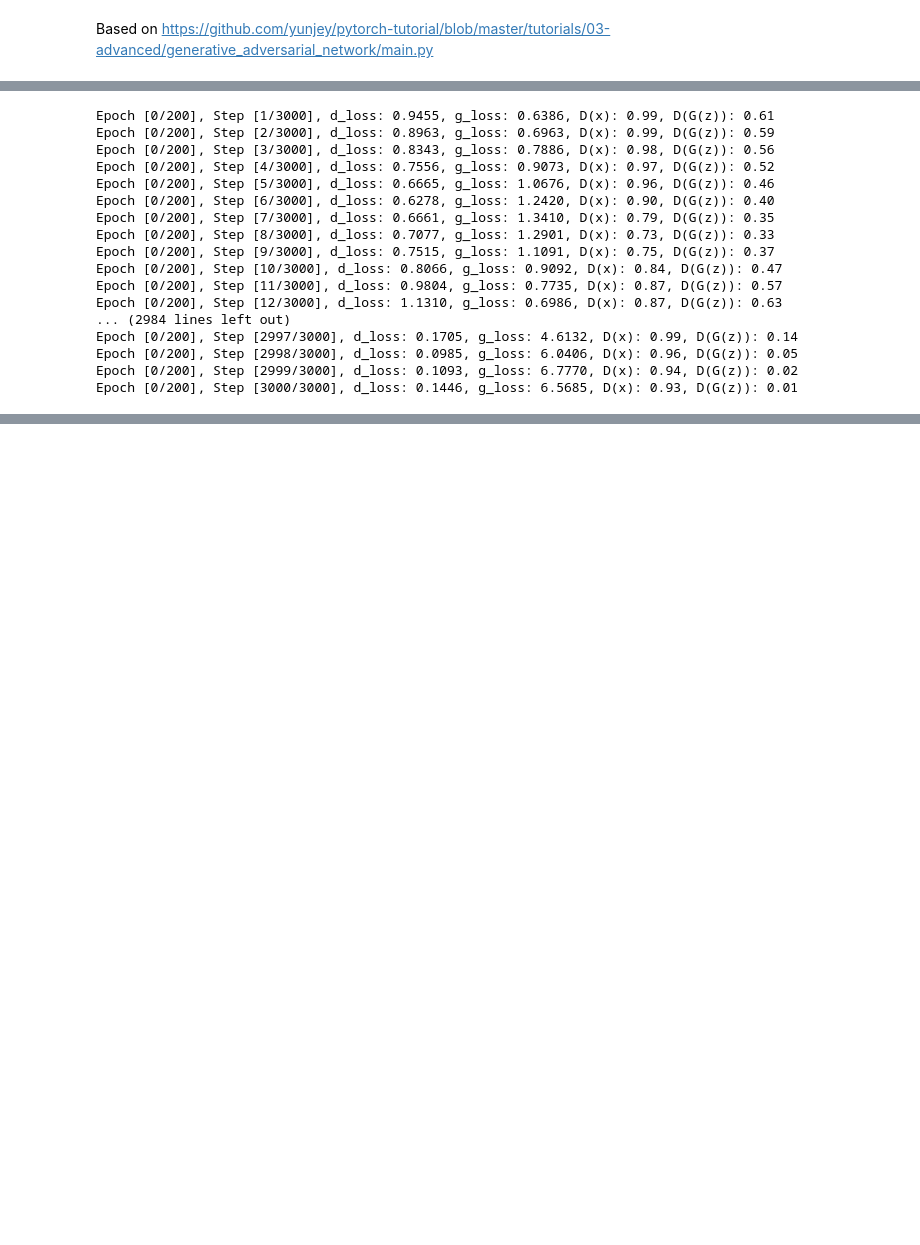
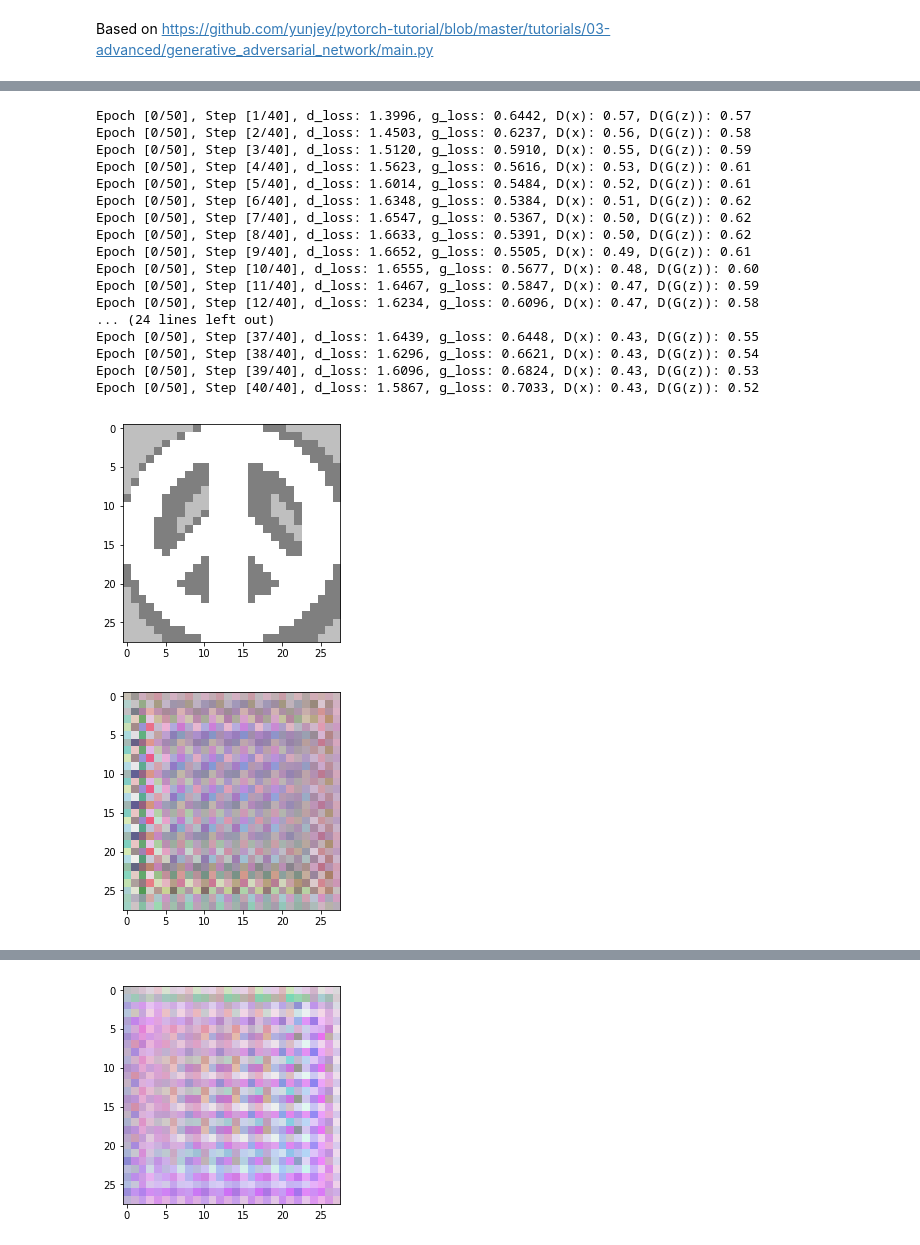
Before and after one commit to cchan/twitchgan, a Jupyter notebook: gan.ipynb, the cells around one changed output, grey strips where cells are left out. Drawn from its saved outputs; the diff is of its cells as text; code cells hidden in the pictures; blank space fills up the shorter version.

```diff
--- a/gan.ipynb
+++ b/gan.ipynb
@@ -75,0 +120,12 @@ data_loader = torch.utils.data.DataLoader(dataset=H5Dataset('dataset.hdf5', 'twi
+# %%
+import h5py
+from torch.utils.data.dataset import Dataset
+from torchvision import transforms
+import numpy as np
+
+fname = 'dataset.hdf5'
+dname = 'twitch_emotes'
+with h5py.File(fname, 'r') as f:
+    dataset = f[dname]
+    preloaded_data = torch.Tensor(np.moveaxis(dataset[:200000], 3, 1)).to(device)
+    print(preloaded_data.size())
@@ -76,11 +134,16 @@ data_loader = torch.utils.data.DataLoader(dataset=H5Dataset('dataset.hdf5', 'twi
 # %%
-num_epochs = 200
+%matplotlib inline
+from matplotlib import pyplot as plt
+
+num_epochs = 50
+
+batch_size = 5000
 
 # Start training
-total_step = len(data_loader)
+total_step = len(preloaded_data) // batch_size
 for epoch in range(num_epochs):
-    for i, images in enumerate(data_loader):
-        images = images.reshape(batch_size, -1).to(device)
+    for i in range(total_step):
+        images = preloaded_data[batch_size * i : batch_size * (i+1)]
 
         # Create the labels which are later used as input for the BCE loss
         real_labels = torch.ones(batch_size, 1).to(device)
@@ -98,7 +161,7 @@ for epoch in range(num_epochs):
 
         # Compute BCELoss using fake images
         # First term of the loss is always zero since fake_labels == 0
-        z = torch.randn(batch_size, latent_size).to(device)
+        z = torch.randn(batch_size, *latent_shape).to(device)
         fake_images = G(z)
         outputs = D(fake_images)
         d_loss_fake = criterion(outputs, fake_labels)
@@ -109,57 +172,65 @@ for epoch in range(num_epochs):
         reset_grad()
         d_loss.backward()
         d_optimizer.step()
+        del d_loss_real, d_loss_fake
 
         # ================================================================== #
         #                        Train the generator                         #
         # ================================================================== #
 
         # Compute loss with fake images
-        z = torch.randn(batch_size, latent_size).to(device)
+        z = torch.randn(batch_size, *latent_shape).to(device)
         fake_images = G(z)
         outputs = D(fake_images)
 
         # We train G to maximize log(D(G(z)) instead of minimizing log(1-D(G(z)))
         # For the reason, see the last paragraph of section 3. https://arxiv.org/pdf/1406.2661.pdf
         g_loss = criterion(outputs, real_labels)
 
         # Backprop and optimize
         reset_grad()
         g_loss.backward()
         g_optimizer.step()
 
         # if (i+1) % 200 == 0:
         print('Epoch [{}/{}], Step [{}/{}], d_loss: {:.4f}, g_loss: {:.4f}, D(x): {:.2f}, D(G(z)): {:.2f}'
                   .format(epoch, num_epochs, i+1, total_step, d_loss.item(), g_loss.item(),
                           real_score.mean().item(), fake_score.mean().item()))
+        del d_loss, g_loss
 
     # Save the model checkpoints
     torch.save(G.state_dict(), 'G.ckpt')
     torch.save(D.state_dict(), 'D.ckpt')
 
     # Save real images
     if (epoch+1) == 1:
-        images = images.reshape(images.size(0), 4, 28, 28)
-        save_image(denorm(images), os.path.join(sample_dir, 'real_images.png'))
+        image = denorm(images).cpu().numpy()[0]
+        plt.figure()
+        plt.imshow(np.moveaxis(image, 0, -1))
+        plt.show()
 
     # Save sampled images
-    fake_images = fake_images.reshape(fake_images.size(0), 4, 28, 28)
-    save_image(denorm(fake_images), os.path.join(sample_dir, 'fake_images-{}.png'.format(epoch+1)))
+    image = denorm(fake_images).cpu().detach().numpy()[0]
+    plt.figure()
+    plt.imshow(np.moveaxis(image, 0, -1))
+    plt.show()
 # %% [output]
-Epoch [0/200], Step [1/3000], d_loss: 0.9455, g_loss: 0.6386, D(x): 0.99, D(G(z)): 0.61
-Epoch [0/200], Step [2/3000], d_loss: 0.8963, g_loss: 0.6963, D(x): 0.99, D(G(z)): 0.59
-Epoch [0/200], Step [3/3000], d_loss: 0.8343, g_loss: 0.7886, D(x): 0.98, D(G(z)): 0.56
-Epoch [0/200], Step [4/3000], d_loss: 0.7556, g_loss: 0.9073, D(x): 0.97, D(G(z)): 0.52
-Epoch [0/200], Step [5/3000], d_loss: 0.6665, g_loss: 1.0676, D(x): 0.96, D(G(z)): 0.46
-Epoch [0/200], Step [6/3000], d_loss: 0.6278, g_loss: 1.2420, D(x): 0.90, D(G(z)): 0.40
-Epoch [0/200], Step [7/3000], d_loss: 0.6661, g_loss: 1.3410, D(x): 0.79, D(G(z)): 0.35
-Epoch [0/200], Step [8/3000], d_loss: 0.7077, g_loss: 1.2901, D(x): 0.73, D(G(z)): 0.33
-Epoch [0/200], Step [9/3000], d_loss: 0.7515, g_loss: 1.1091, D(x): 0.75, D(G(z)): 0.37
-Epoch [0/200], Step [10/3000], d_loss: 0.8066, g_loss: 0.9092, D(x): 0.84, D(G(z)): 0.47
-Epoch [0/200], Step [11/3000], d_loss: 0.9804, g_loss: 0.7735, D(x): 0.87, D(G(z)): 0.57
-Epoch [0/200], Step [12/3000], d_loss: 1.1310, g_loss: 0.6986, D(x): 0.87, D(G(z)): 0.63
-... (2984 lines left out)
-Epoch [0/200], Step [2997/3000], d_loss: 0.1705, g_loss: 4.6132, D(x): 0.99, D(G(z)): 0.14
-Epoch [0/200], Step [2998/3000], d_loss: 0.0985, g_loss: 6.0406, D(x): 0.96, D(G(z)): 0.05
-Epoch [0/200], Step [2999/3000], d_loss: 0.1093, g_loss: 6.7770, D(x): 0.94, D(G(z)): 0.02
-Epoch [0/200], Step [3000/3000], d_loss: 0.1446, g_loss: 6.5685, D(x): 0.93, D(G(z)): 0.01
+Epoch [0/50], Step [1/40], d_loss: 1.3996, g_loss: 0.6442, D(x): 0.57, D(G(z)): 0.57
+Epoch [0/50], Step [2/40], d_loss: 1.4503, g_loss: 0.6237, D(x): 0.56, D(G(z)): 0.58
+Epoch [0/50], Step [3/40], d_loss: 1.5120, g_loss: 0.5910, D(x): 0.55, D(G(z)): 0.59
+Epoch [0/50], Step [4/40], d_loss: 1.5623, g_loss: 0.5616, D(x): 0.53, D(G(z)): 0.61
+Epoch [0/50], Step [5/40], d_loss: 1.6014, g_loss: 0.5484, D(x): 0.52, D(G(z)): 0.61
+Epoch [0/50], Step [6/40], d_loss: 1.6348, g_loss: 0.5384, D(x): 0.51, D(G(z)): 0.62
+Epoch [0/50], Step [7/40], d_loss: 1.6547, g_loss: 0.5367, D(x): 0.50, D(G(z)): 0.62
+Epoch [0/50], Step [8/40], d_loss: 1.6633, g_loss: 0.5391, D(x): 0.50, D(G(z)): 0.62
+Epoch [0/50], Step [9/40], d_loss: 1.6652, g_loss: 0.5505, D(x): 0.49, D(G(z)): 0.61
+Epoch [0/50], Step [10/40], d_loss: 1.6555, g_loss: 0.5677, D(x): 0.48, D(G(z)): 0.60
+Epoch [0/50], Step [11/40], d_loss: 1.6467, g_loss: 0.5847, D(x): 0.47, D(G(z)): 0.59
+Epoch [0/50], Step [12/40], d_loss: 1.6234, g_loss: 0.6096, D(x): 0.47, D(G(z)): 0.58
+... (24 lines left out)
+Epoch [0/50], Step [37/40], d_loss: 1.6439, g_loss: 0.6448, D(x): 0.43, D(G(z)): 0.55
+Epoch [0/50], Step [38/40], d_loss: 1.6296, g_loss: 0.6621, D(x): 0.43, D(G(z)): 0.54
+Epoch [0/50], Step [39/40], d_loss: 1.6096, g_loss: 0.6824, D(x): 0.43, D(G(z)): 0.53
+Epoch [0/50], Step [40/40], d_loss: 1.5867, g_loss: 0.7033, D(x): 0.43, D(G(z)): 0.52
+[figure, added]
+[figure, added]
@@ -166,0 +254 @@ RuntimeError: shape '[100, 1, 28, 28]' is invalid for input of size 313600
+[figure, added]
```
Also changed, not shown: parts of 7 cells of this notebook.
